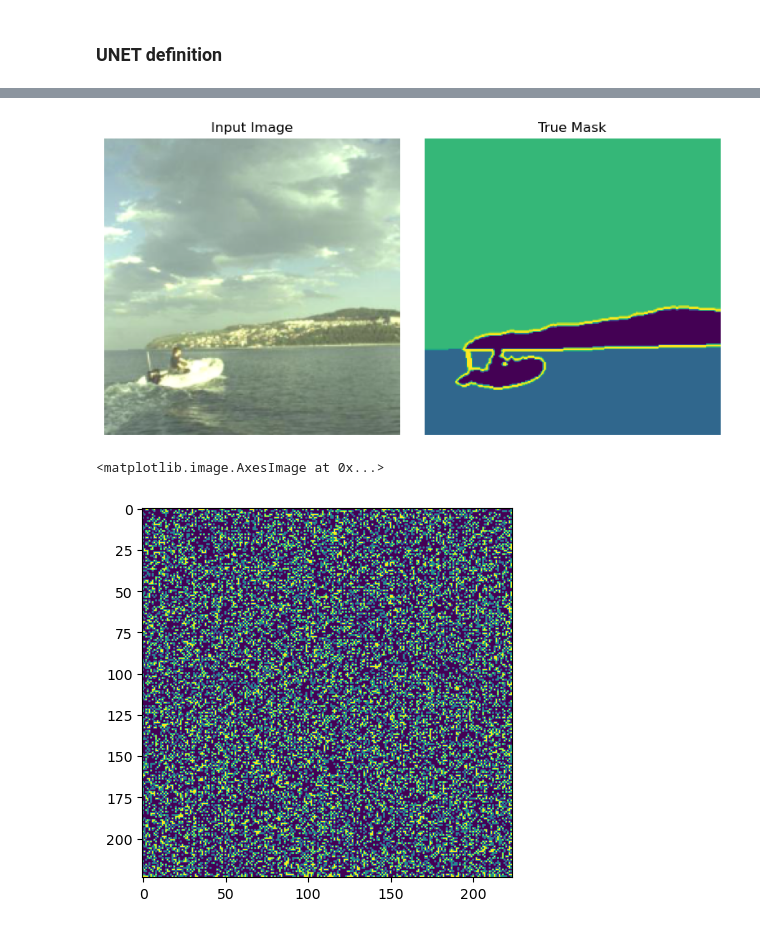
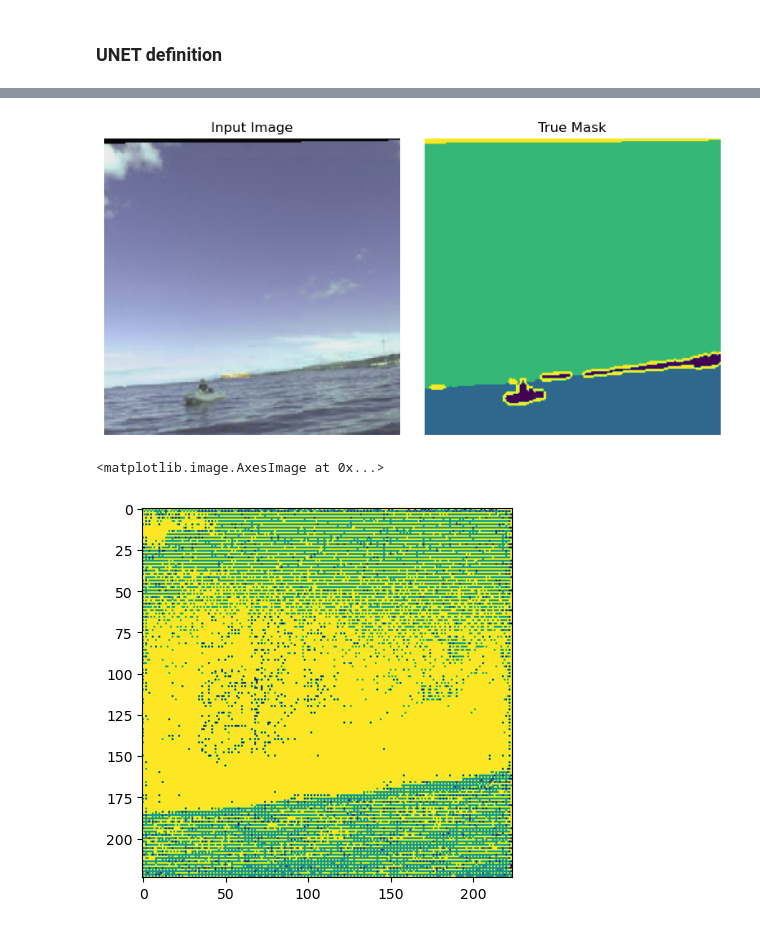
Before and after one commit to LeonY117/msc_project, a Jupyter notebook: notebooks/workflow_outline.ipynb, the cells around one changed output, grey strips where cells are left out. Saved outputs shown, nothing was run; the diff lists cells and outputs as text; code cells hidden in the pictures.

```diff
--- a/notebooks/workflow_outline.ipynb
+++ b/notebooks/workflow_outline.ipynb
@@ -159,7 +141,7 @@ class Rotation(object):
         p = random.random()
         if p < self.prob:
             image = TF.rotate(image, rot_angle, expand=True)
-            mask = TF.rotate(mask, rot_angle,  expand=True)
+            mask = TF.rotate(mask, rot_angle, expand=True, fill=3)
         return {'image': image, 'mask': mask}
 
 class Crop(object):
@@ -205,7 +187,7 @@ class Crop(object):
 class Resize(object):
     def __init__(self, size):
         self.size = size
-        self.resize = torchvision.transforms.Resize(size)
+        self.resize = torchvision.transforms.Resize(size, torchvision.transforms.InterpolationMode.NEAREST) #nearest-exact?
 
     def __call__(self, data):
         image, mask = data['image'], data['mask']
@@ -225,7 +207,7 @@ class ToTensor(object):
         # numpy image: H x W x C
         # torch image: C x H x W
         image = image.transpose((2, 0, 1))
-        image = torch.from_numpy(image).to(dtype=torch.float32) / 255
+        image = torch.from_numpy(image).to(dtype=torch.float32) / 255.0 # normalize
         mask = torch.from_numpy(mask).unsqueeze(0).to(dtype=torch.float32)
         mask = torch.where(mask == 4, ones_like(mask)*3, mask)
         return {'image': image, 'mask': mask}
@@ -344,7 +326,9 @@ class Decoder(nn.Module):
         self.block_4 = self.deconv_block(in_channels, deconv_outputs[3], 3, 2)
         in_channels = deconv_outputs[3] + encoder_features.features['skip_1'].shape[1]
 
-        self.block_5 = self.deconv_block(in_channels, deconv_outputs[4], 3, 2)
+        self.final_layer = nn.ConvTranspose2d(
+                in_channels=in_channels, out_channels=3, kernel_size=3, stride=2, padding=1, output_padding=1)
+        # self.block_5 = self.deconv_block(in_channels, deconv_outputs[4], 3, 2)
 
         self.loaded = True
 
@@ -372,7 +356,7 @@ class Decoder(nn.Module):
         x = torch.cat((x, input['skip_2']), dim=1)
         x = self.block_4(x)
         x = torch.cat((x, input['skip_1']), dim=1)
-        x = self.block_5(x)
+        x = self.final_layer(x)
 
         return x
 # %% [markdown]
@@ -426,9 +393,9 @@ Unet(
 # %%
-img_displayer.show_sample(1)
+img_displayer.show_sample(0)
 # %% [output]
-[figure, old version]
+[figure, new version]
 # %%
-plt.imshow(torch.argmax(unet(imgs[1:2])[0], dim=0).detach().numpy())
+plt.imshow(torch.argmax(unet(imgs[0:1])[0], dim=0).detach().numpy())
 # %% [output]
 <matplotlib.image.AxesImage at 0x...>
-[figure, old version]
+[figure, new version]
```
Also changed, not shown: parts of 12 cells of this notebook.
